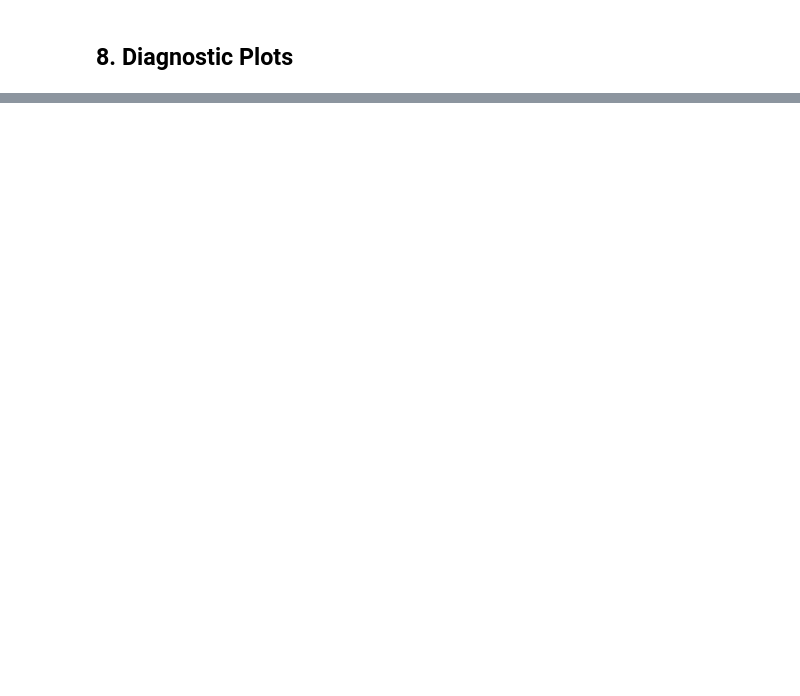
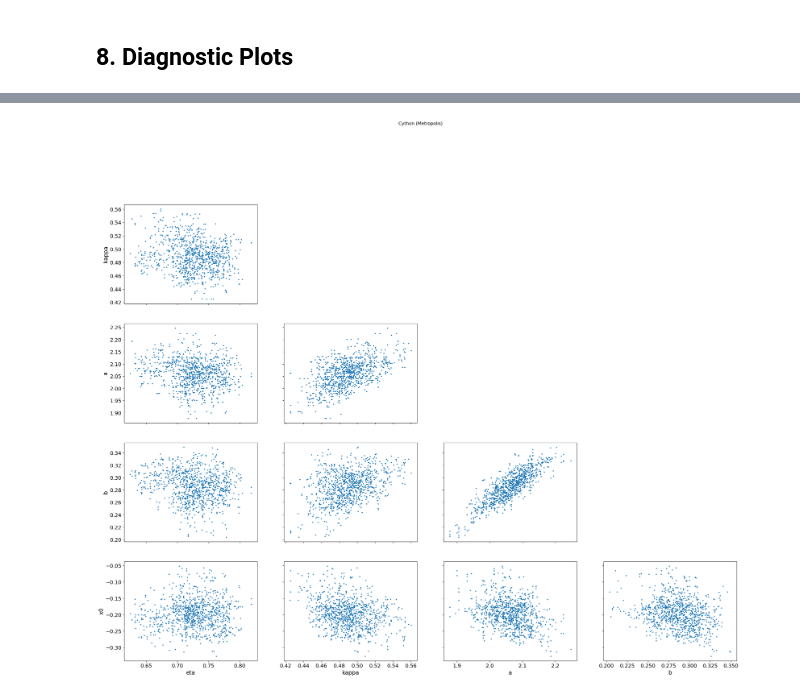
Before and after one commit to RiverFlowsInYou98/efficient-fpt, a Jupyter notebook: examples/example_jax/pymc_sampler_comparison.ipynb, the cells around one changed output, grey strips where cells are left out. Drawn from its saved outputs; the diff is of its cells as text; code cells hidden in the pictures; blank space fills up the shorter version.

```diff
--- a/examples/example_jax/pymc_sampler_comparison.ipynb
+++ b/examples/example_jax/pymc_sampler_comparison.ipynb
@@ -615,2 +726,6 @@ plt.show()
 # %%
 az.plot_pair(trace_cython_renamed, var_names=params)
+plt.suptitle("Cython (Metropolis)", y=1.02)
+plt.show()
+# %% [output]
+[figure, added]
```
Also changed, not shown: parts of 26 cells of this notebook, 1 other file.
